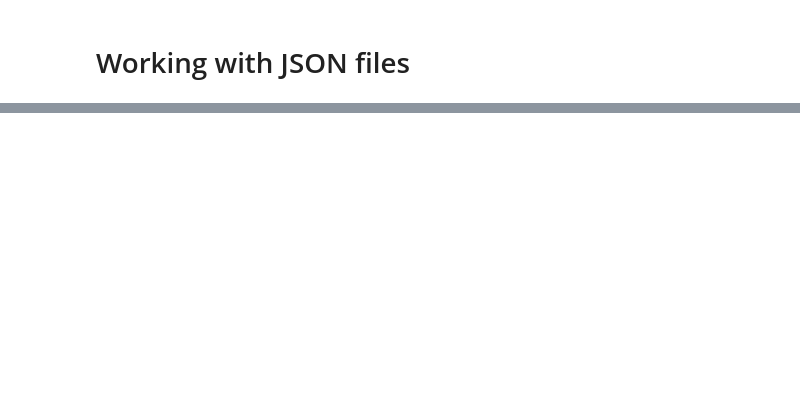
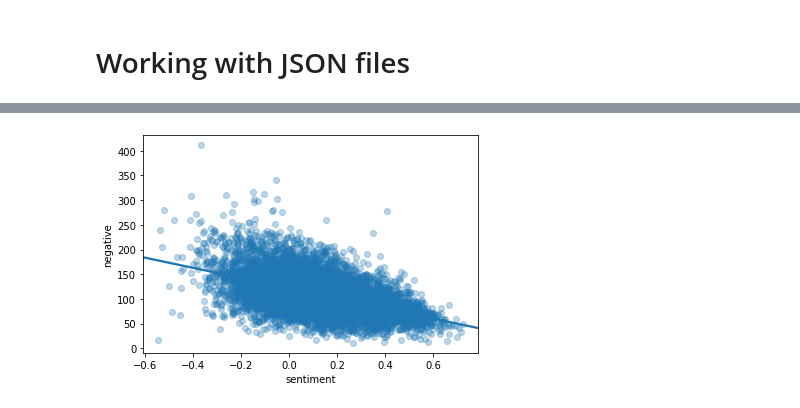
Before and after one commit to KubaWernerowski/rise-of-data, a Jupyter notebook: Sentiment_Analysis.ipynb, the cells around one changed output, grey strips where cells are left out. Cells and saved outputs as stored; diff of their text form; code cells hidden in the pictures; blank space fills up the shorter version.

```diff
--- a/Sentiment_Analysis.ipynb
+++ b/Sentiment_Analysis.ipynb
@@ -199,0 +228,11 @@ new[:250]
+# %%
+import matplotlib.pyplot as plt
+import seaborn as sns
+import numpy as np
+
+adj_closed_df = pd.read_csv('data/adj_close.csv')
+
+new = new.astype({'positive': np.float64, 'negative': np.float64, 'sentiment': np.float64})
+
+
+adj_closed_df.head(10)
@@ -199,0 +251,4 @@ new[:250]
+# %%
+x = sns.regplot('sentiment', 'negative', data=new, scatter_kws={'alpha':0.3})
+# %% [output]
+[figure, added]
```
Also changed, not shown: parts of 21 cells of this notebook.
